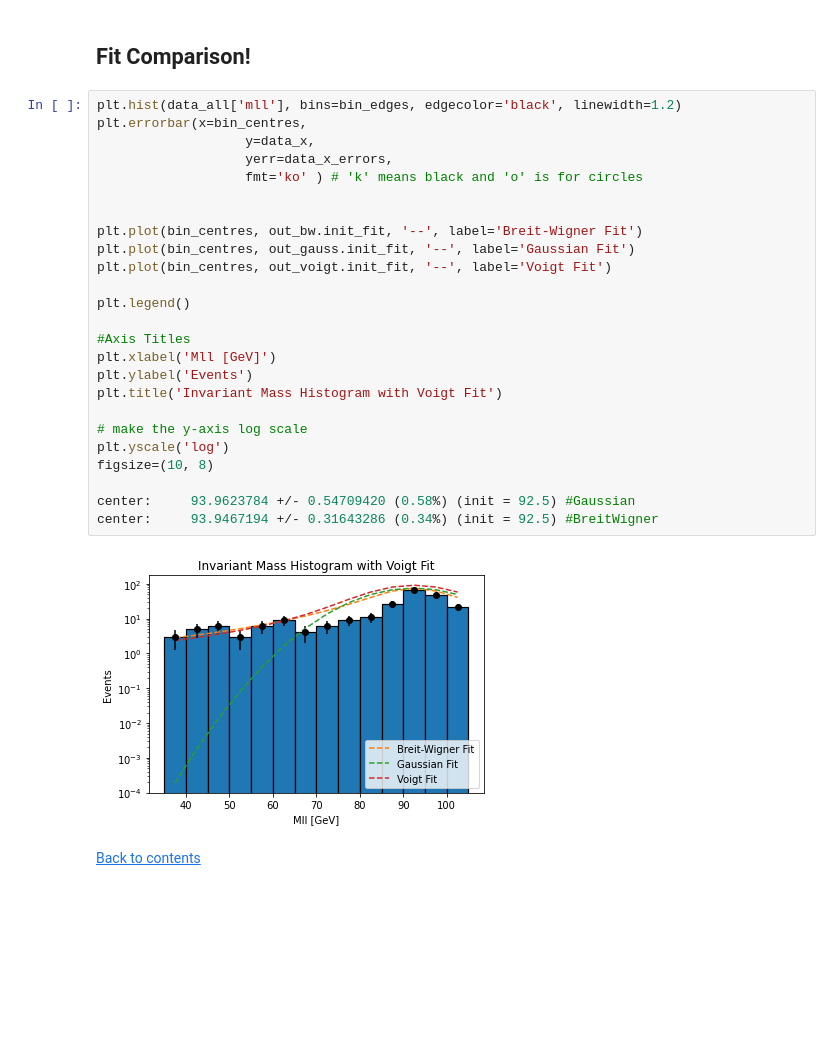
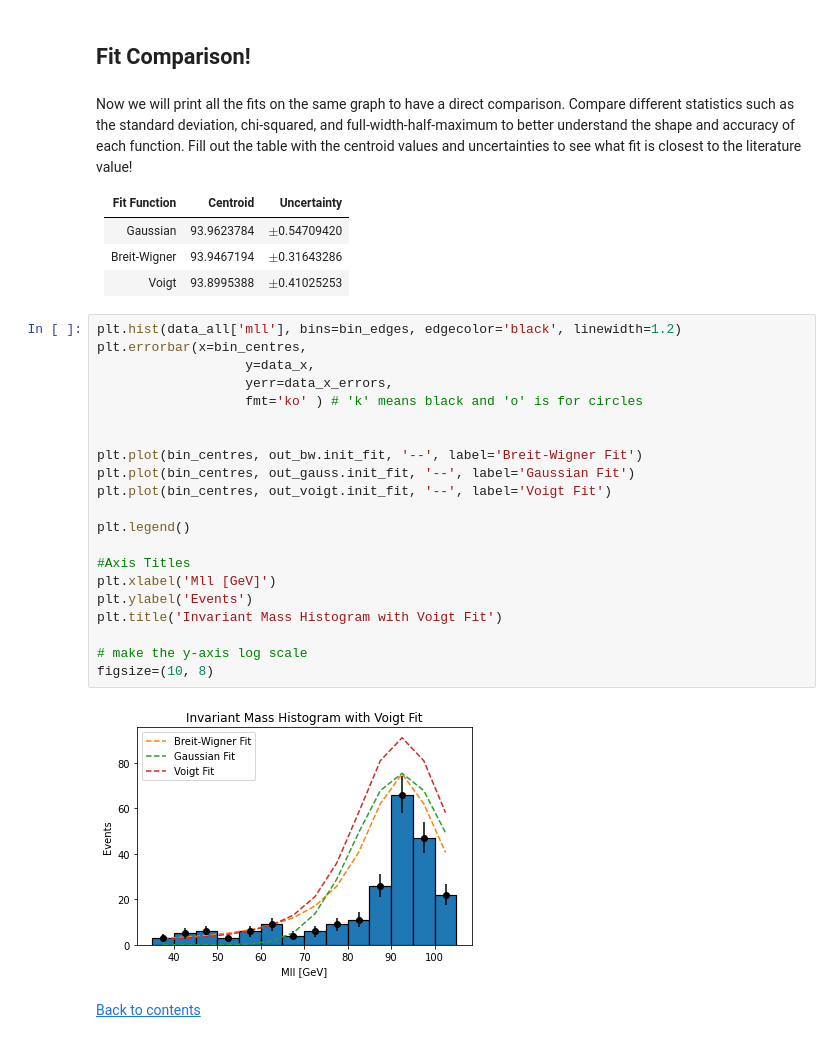
Before and after one commit to KatieGray024/notebooks-collection-opendata, a Jupyter notebook: 13-TeV-examples/uproot_python/Find_the_Z.ipynb, the cells around one changed output. Drawn from its saved outputs; the diff is of its cells as text; blank space fills up the shorter version.

```diff
--- a/13-TeV-examples/uproot_python/Find_the_Z.ipynb
+++ b/13-TeV-examples/uproot_python/Find_the_Z.ipynb
@@ -403,31 +415,35 @@ figsize=(10, 8)
 # %% [markdown]
 ## Fit Comparison!
+# %% [markdown]
+Now we will print all the fits on the same graph to have a direct comparison. Compare different statistics such as the standard deviation, chi-squared, and full-width-half-maximum to better understand the shape and accuracy of each function. Fill out the table with the centroid values and uncertainties to see what fit is closest to the literature value!
+
+| Fit Function | Centroid | Uncertainty |
+| :- | -: | :-: |
+| Gaussian | 93.9623784 | $\pm$0.54709420
+| Breit-Wigner | 93.9467194 | $\pm$0.31643286
+| Voigt | 93.8995388 | $\pm$0.41025253
 # %%
 plt.hist(data_all['mll'], bins=bin_edges, edgecolor='black', linewidth=1.2)
 plt.errorbar(x=bin_centres,
                    y=data_x,
                    yerr=data_x_errors,
                    fmt='ko' ) # 'k' means black and 'o' is for circles
 
 
 plt.plot(bin_centres, out_bw.init_fit, '--', label='Breit-Wigner Fit')
 plt.plot(bin_centres, out_gauss.init_fit, '--', label='Gaussian Fit')
 plt.plot(bin_centres, out_voigt.init_fit, '--', label='Voigt Fit')
 
 plt.legend()
 
 #Axis Titles
 plt.xlabel('Mll [GeV]')
 plt.ylabel('Events')
 plt.title('Invariant Mass Histogram with Voigt Fit')
 
 # make the y-axis log scale
-plt.yscale('log')
 figsize=(10, 8)
-
-center:     93.9623784 +/- 0.54709420 (0.58%) (init = 92.5) #Gaussian
-center:     93.9467194 +/- 0.31643286 (0.34%) (init = 92.5) #BreitWigner
 # %% [output]
-[figure, old version]
+[figure, new version]
 # %% [markdown]
 [Back to contents](#contents)
```
Also changed, not shown: parts of 8 cells of this notebook.
